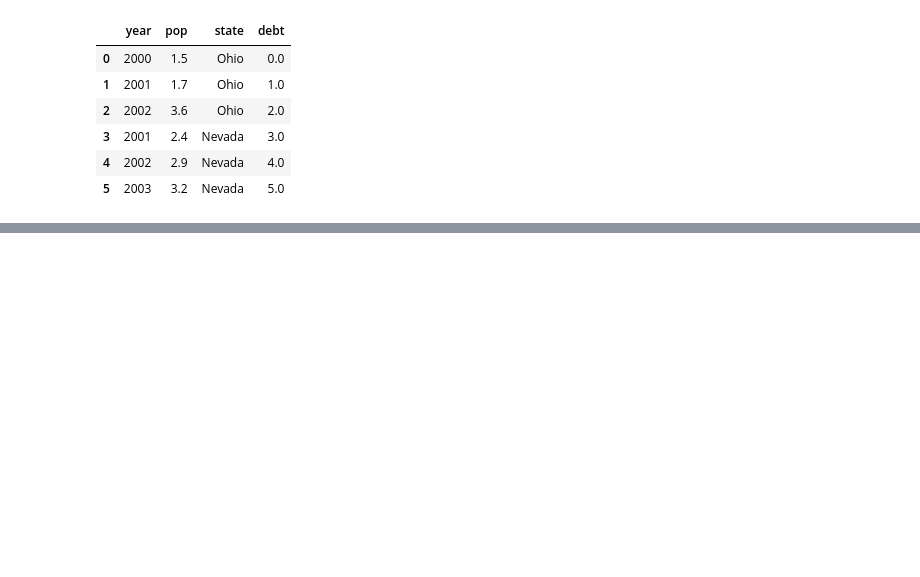
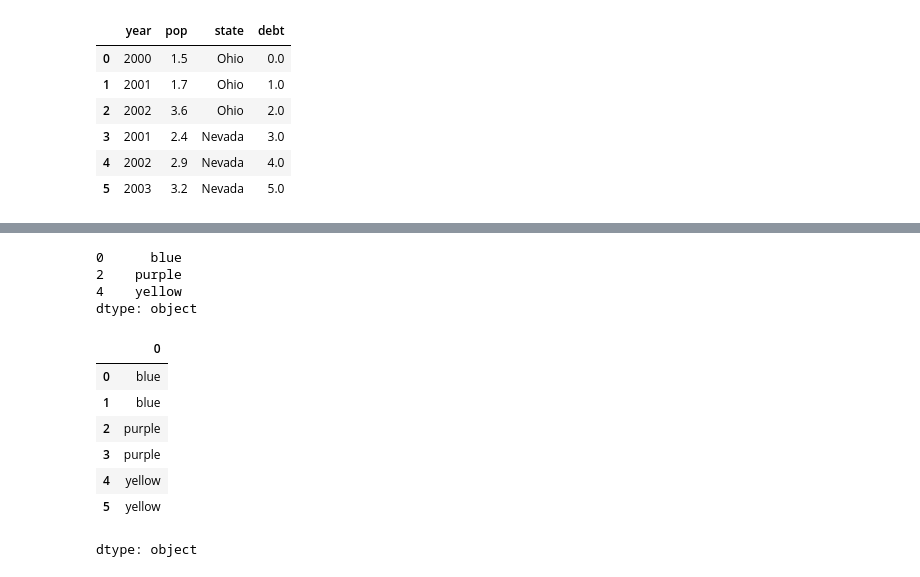
Before and after one commit to varunptel/Pythoning, a Jupyter notebook: Python_Pandas.ipynb, the cells around one changed output, grey strips where cells are left out. Cells and saved outputs as stored; diff of their text form; code cells hidden in the pictures; blank space fills up the shorter version.

```diff
--- a/Python_Pandas.ipynb
+++ b/Python_Pandas.ipynb
@@ -307,0 +409,18 @@ new_frame
+# %%
+obj3 = pd.Series(['blue', 'purple', 'yellow'], index = [0,2,4])
+print(obj3)
+# For ordered data like time series, we can do filling using a method as "ffill", which forward-fills the values
+obj3.reindex(np.arange(6), method="ffill")
+# %% [output]
+0      blue
+2    purple
+4    yellow
+dtype: object
+|  | 0 |
+| 0 | blue |
+| 1 | blue |
+| 2 | purple |
+| 3 | purple |
+| 4 | yellow |
+| 5 | yellow |
+dtype: object
```
Also changed, not shown: parts of 12 cells of this notebook.
